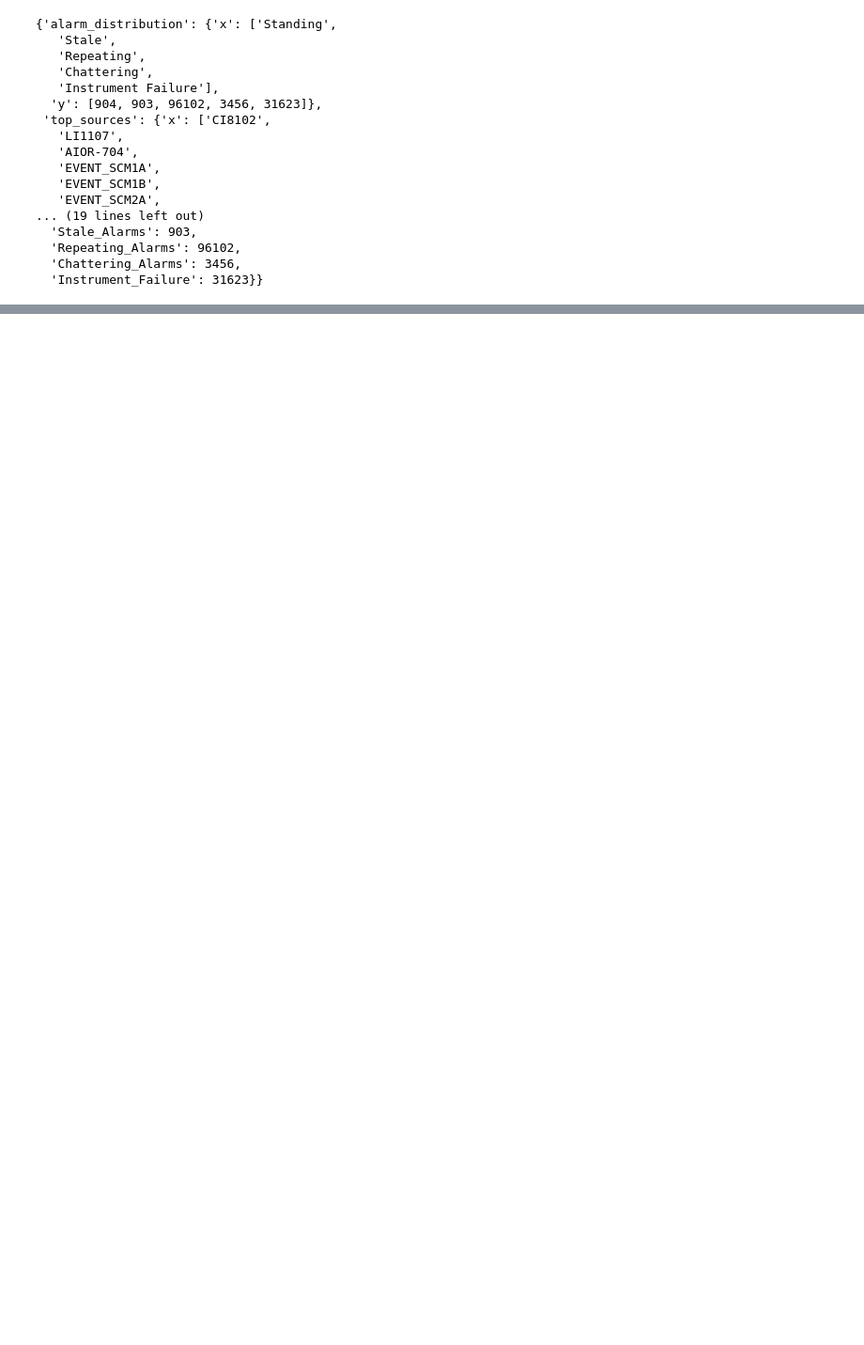
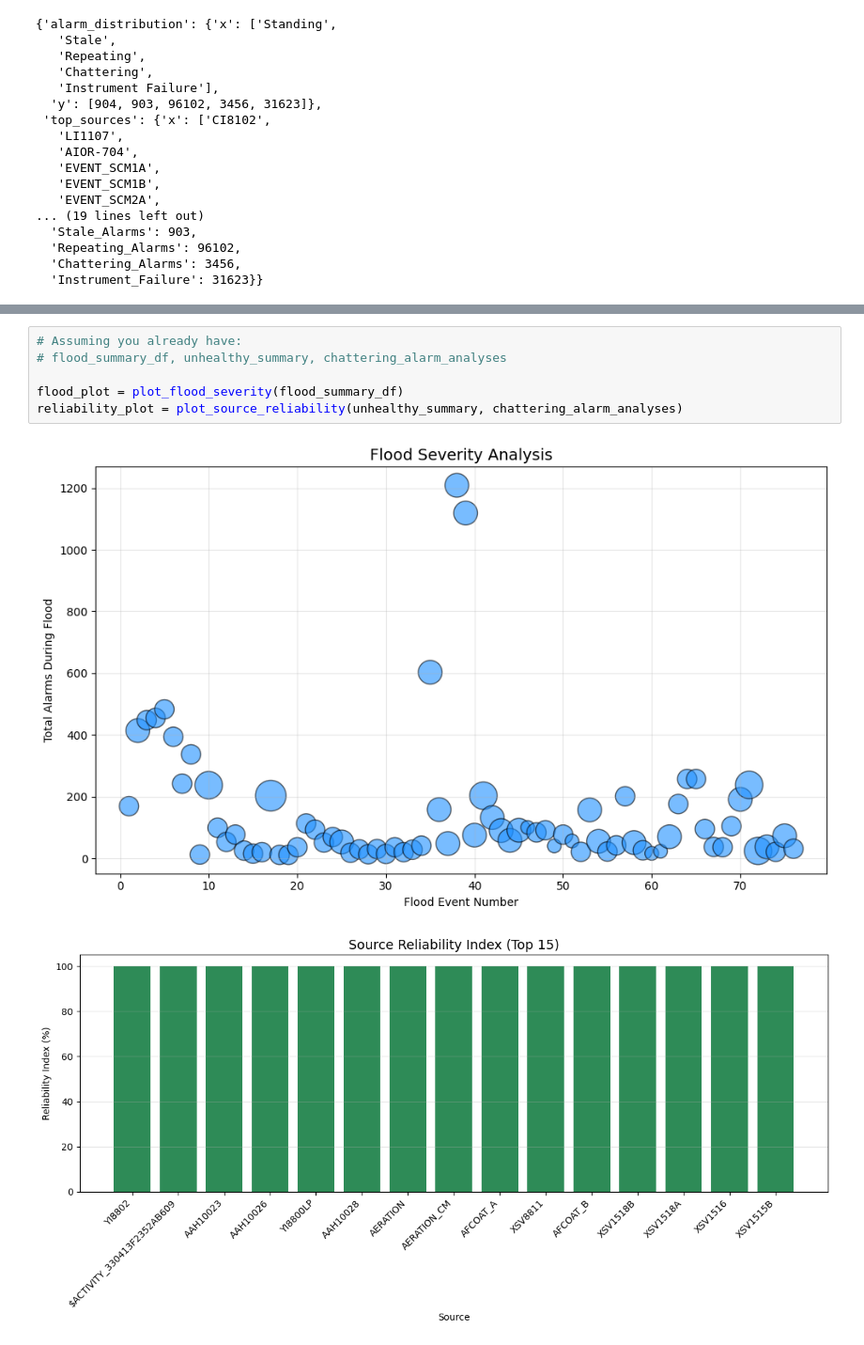
Before and after one commit to AhsanBilal157/Engro_Project_Analysis, a Jupyter notebook: Data_Calculations.ipynb, the cells around one changed output, grey strips where cells are left out. Shown at 94% size. Cells and saved outputs as stored; diff of their text form; blank space fills up the shorter version.

```diff
--- a/Data_Calculations.ipynb
+++ b/Data_Calculations.ipynb
@@ -1820,0 +2739,9 @@ generate_alarm_dashboard(standing_alarm_analyses, chattering_alarm_analyses)
+# %%
+# Assuming you already have:
+# flood_summary_df, unhealthy_summary, chattering_alarm_analyses
+
+flood_plot = plot_flood_severity(flood_summary_df)
+reliability_plot = plot_source_reliability(unhealthy_summary, chattering_alarm_analyses)
+# %% [output]
+[figure, added]
+[figure, added]
```
Also changed, not shown: parts of 37 cells of this notebook, 1 other file.
